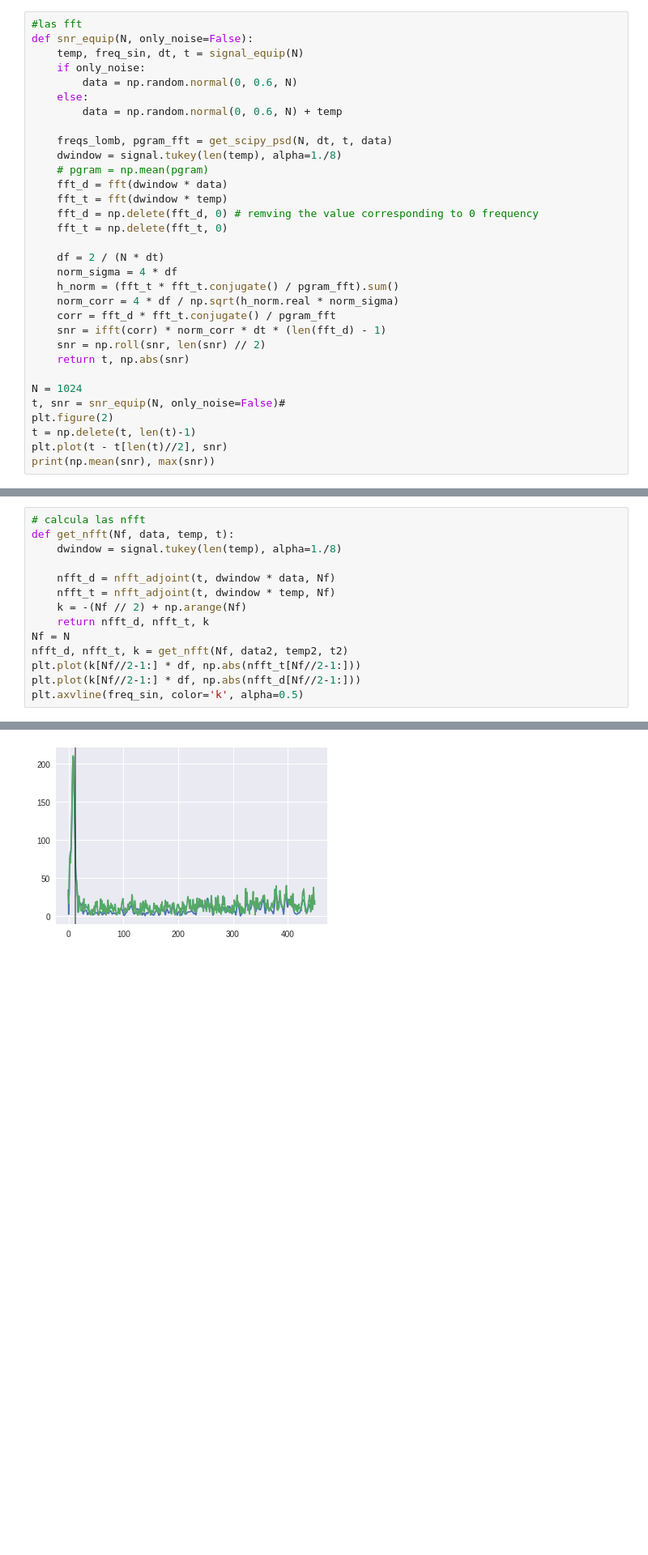
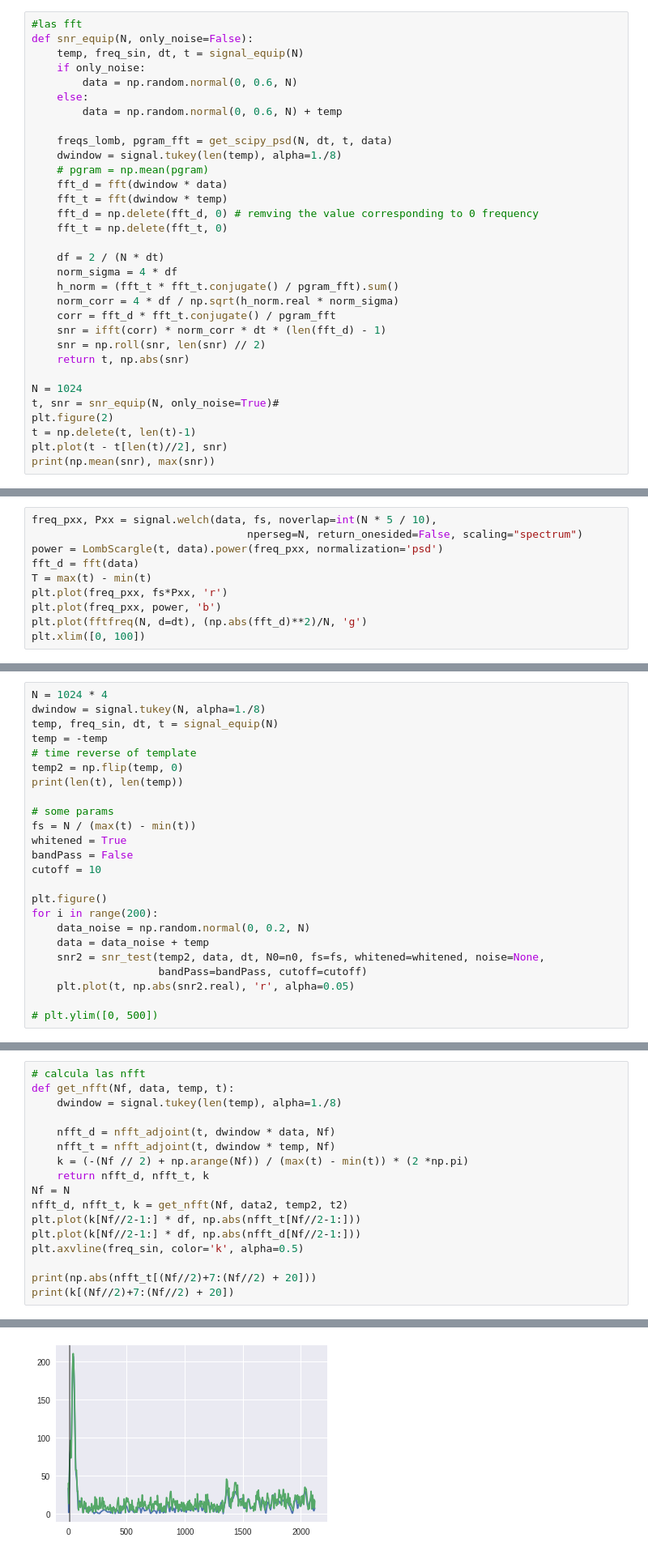
Before and after one commit to frmunozz/IrregularMatchedFilter, a Jupyter notebook: developing/resumeSNR.ipynb, the cells around one changed output, grey strips where cells are left out. Shown at 81% size. Cells and saved outputs as stored; diff of their text form; blank space fills up the shorter version.

```diff
--- a/developing/resumeSNR.ipynb
+++ b/developing/resumeSNR.ipynb
@@ -140,7 +148,7 @@ def snr_equip(N, only_noise=False):
     return t, np.abs(snr)
 
 N = 1024
-t, snr = snr_equip(N, only_noise=False)#
+t, snr = snr_equip(N, only_noise=True)#
 plt.figure(2)
 t = np.delete(t, len(t)-1)
 plt.plot(t - t[len(t)//2], snr)
@@ -193,0 +314,10 @@ std snr is: 1.829630607385346 +- 1.055720142221268
+# %%
+freq_pxx, Pxx = signal.welch(data, fs, noverlap=int(N * 5 / 10),
+                                  nperseg=N, return_onesided=False, scaling="spectrum")
+power = LombScargle(t, data).power(freq_pxx, normalization='psd')
+fft_d = fft(data)
+T = max(t) - min(t)
+plt.plot(freq_pxx, fs*Pxx, 'r')
+plt.plot(freq_pxx, power, 'b')
+plt.plot(fftfreq(N, d=dt), (np.abs(fft_d)**2)/N, 'g')
+plt.xlim([0, 100])
@@ -193,0 +375,24 @@ std snr is: 1.829630607385346 +- 1.055720142221268
+# %%
+N = 1024 * 4
+dwindow = signal.tukey(N, alpha=1./8)
+temp, freq_sin, dt, t = signal_equip(N)
+temp = -temp
+# time reverse of template
+temp2 = np.flip(temp, 0)
+print(len(t), len(temp))
+
+# some params
+fs = N / (max(t) - min(t))
+whitened = True
+bandPass = False
+cutoff = 10
+
+plt.figure()
+for i in range(200):
+    data_noise = np.random.normal(0, 0.2, N)
+    data = data_noise + temp
+    snr2 = snr_test(temp2, data, dt, N0=n0, fs=fs, whitened=whitened, noise=None,
+                    bandPass=bandPass, cutoff=cutoff)
+    plt.plot(t, np.abs(snr2.real), 'r', alpha=0.05)
+
+# plt.ylim([0, 500])
@@ -302,11 +511,14 @@ def get_nfft(Nf, data, temp, t):
 
     nfft_d = nfft_adjoint(t, dwindow * data, Nf)
     nfft_t = nfft_adjoint(t, dwindow * temp, Nf)
-    k = -(Nf // 2) + np.arange(Nf)
+    k = (-(Nf // 2) + np.arange(Nf)) / (max(t) - min(t)) * (2 *np.pi)
     return nfft_d, nfft_t, k
 Nf = N
 nfft_d, nfft_t, k = get_nfft(Nf, data2, temp2, t2)
 plt.plot(k[Nf//2-1:] * df, np.abs(nfft_t[Nf//2-1:]))
 plt.plot(k[Nf//2-1:] * df, np.abs(nfft_d[Nf//2-1:]))
 plt.axvline(freq_sin, color='k', alpha=0.5)
+
+print(np.abs(nfft_t[(Nf//2)+7:(Nf//2) + 20]))
+print(k[(Nf//2)+7:(Nf//2) + 20])
 # %% [output]
@@ -314,4 +531,4 @@ plt.axvline(freq_sin, color='k', alpha=0.5)
-[figure, old version]
+[figure, new version]
 # %%
 t = np.linspace(0.1, 1.1, 100)
 freqq = 1 / (max(t) - min(t))
```
Also changed, not shown: parts of 20 cells of this notebook, 1 other file.
